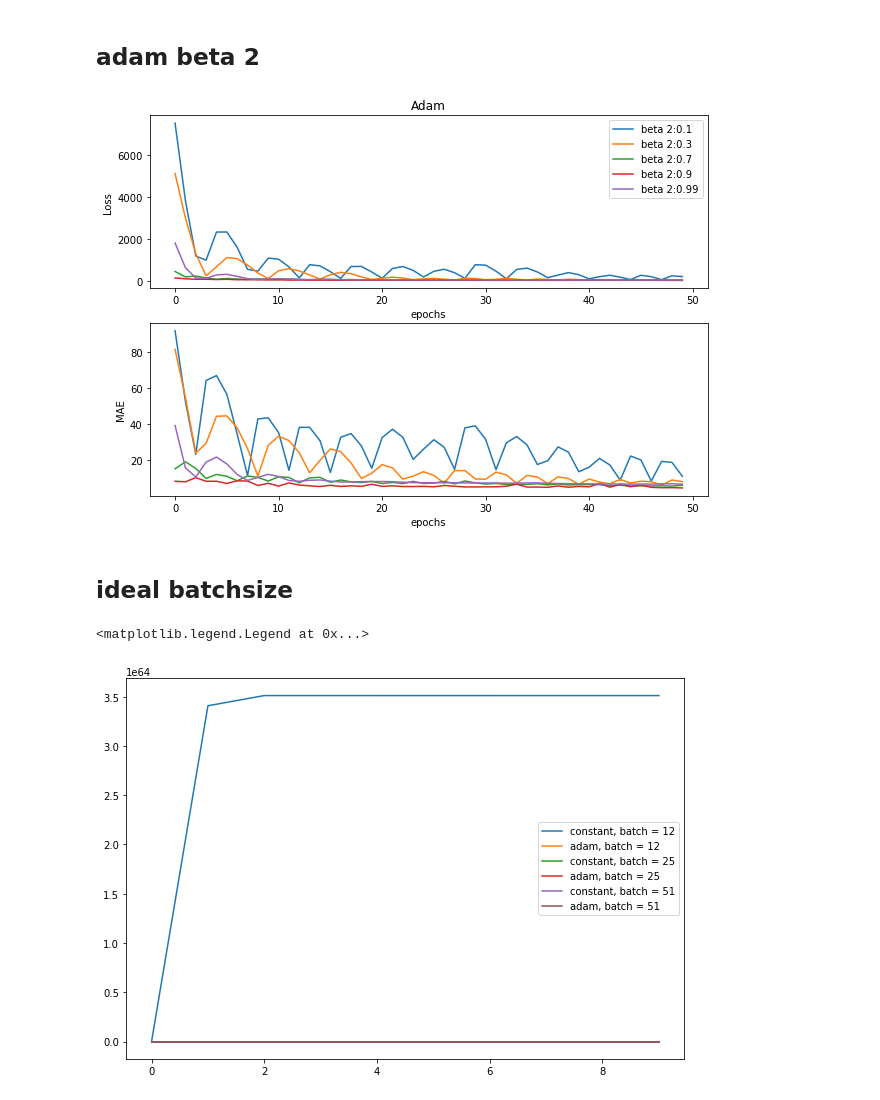
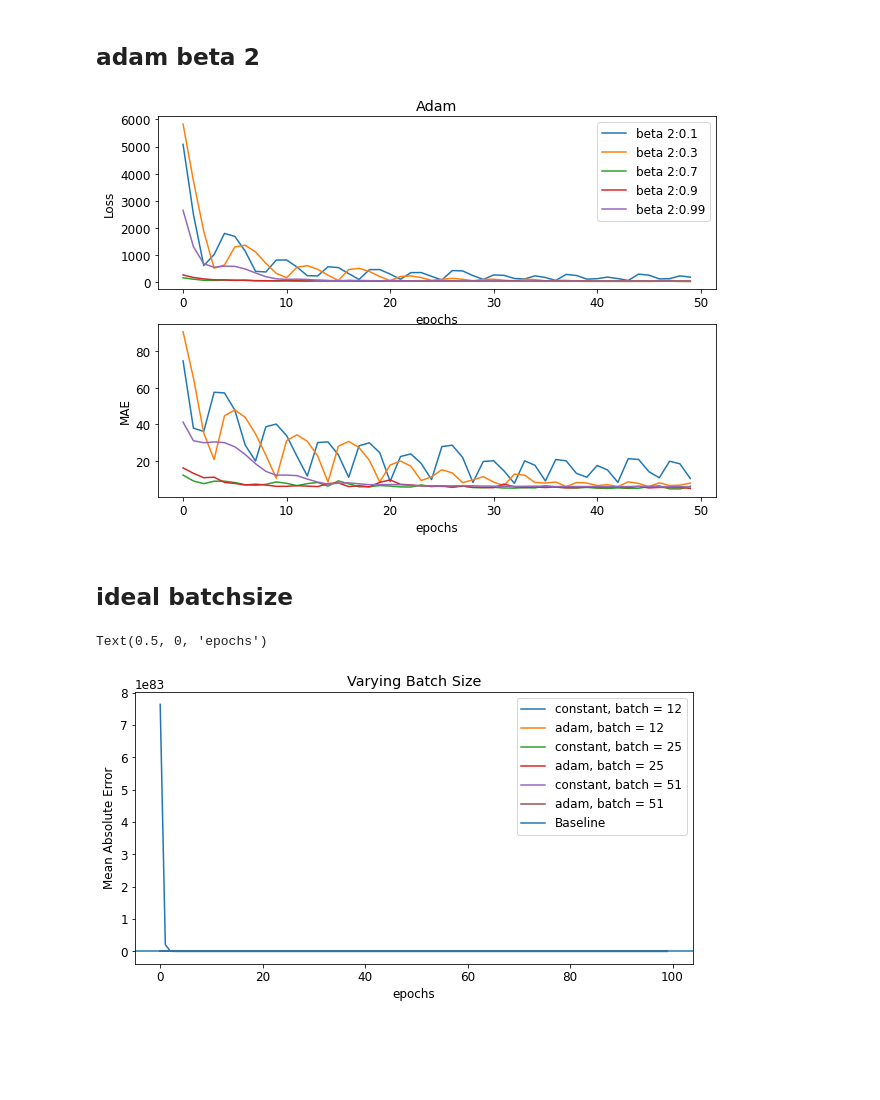
Before and after one commit to daltHub/optimisation_final, a Jupyter notebook: mlp_regression.ipynb, the cells around one changed output. Saved outputs shown, nothing was run; the diff lists cells and outputs as text; code cells hidden in the pictures; blank space fills up the shorter version.

```diff
--- a/mlp_regression.ipynb
+++ b/mlp_regression.ipynb
@@ -94,6 +97,7 @@ plt.legend()
 # %%
 step_sizes = [1e-8, 1e-5, 0.01, 0.1 ]
 plt.figure(figsize=[10,7])
+plt.rc('font', size=12)
 for step in step_sizes:
     adam_model = MLPRegressor(solver="adam", learning_rate_init=step)
 
@@ -119,6 +123,7 @@ plt.legend()
 # %%
 beta1_vals = [0.1, 0.3, 0.7, 0.9, 0.99]
 plt.figure('beta1',figsize=[10,7])
+plt.rc('font', size=12)
 for bet1 in beta1_vals:
     adam_model = MLPRegressor(solver="adam", beta_1=bet1)
 
@@ -135,6 +140,7 @@ for bet1 in beta1_vals:
     plt.xlabel('epochs')
     plt.ylabel('MAE')
     plt.plot(range(len(errs)), errs, label = f"beta 1:{bet1}")
+
 plt.legend()
 # %% [output]
 <matplotlib.legend.Legend at 0x...>
@@ -144,6 +150,7 @@ plt.legend()
 # %%
 beta2_vals = [0.1, 0.3, 0.7, 0.9, 0.99]
 plt.figure('beta2',figsize=[10,7])
+plt.rc('font', size=12)
 for bet2 in beta2_vals:
     adam_model = MLPRegressor(solver="adam", beta_2=bet2)
 
@@ -161,26 +168,35 @@ for bet2 in beta2_vals:
     plt.ylabel('MAE')
     plt.plot(range(len(errs)), errs, label = f"beta 2:{bet2}")
 # %% [output]
-[figure, old version]
+[figure, new version]
 # %% [markdown]
 ## ideal batchsize
+# %%
+dummy_regr = DummyRegressor(strategy="mean")
+dummy_regr.fit(x_train, y_train)
+dummy_mae = mean_absolute_error(y_test,dummy_regr.predict(x_test))
 # %%
 batch_sizes = [12,25,51 ] # default = 200
 # passing in model causes trinaing to carry over.
 # step_sizes = [1e-8, 0.1]
-plt.figure('Batch Size Constant Step',figsize=[10,7])
+plt.figure('Batch Size Constant Step',figsize=[10,5])
+plt.rc('font', size=12)
 for batch in batch_sizes:
-    constant_model = MLPRegressor(solver="sgd", batch_size=batch, momentum=0, learning_rate_init=0.01)
+    constant_model = MLPRegressor(solver="sgd", batch_size=batch, momentum=0, learning_rate_init=0.1)
     adam_model = MLPRegressor(solver="adam", batch_size=batch)
-    mod, errs, loss = partial_train_loop(constant_model, 10, x_train, y_train, x_test, y_test)
-    adam_mod, adam_errs, adam_loss = partial_train_loop(adam_model, 10, x_train, y_train, x_test, y_test)
+    mod, errs, loss = partial_train_loop(constant_model, 100, x_train, y_train, x_test, y_test)
+    adam_mod, adam_errs, adam_loss = partial_train_loop(adam_model, 100, x_train, y_train, x_test, y_test)
 
 
-    plt.plot(range(len(loss)), loss, label = f"constant, batch = {batch}")
-    plt.plot(range(len(adam_loss)), adam_loss, label = f"adam, batch = {batch}")
+    plt.plot(range(len(errs)), errs, label = f"constant, batch = {batch}")
+    plt.plot(range(len(adam_errs)), adam_errs, label = f"adam, batch = {batch}")
 
-
+# plt.plot(range(len(dummy_mae)),dummy_mae, label = "dumm")
+plt.axhline(y = dummy_mae, label = 'Baseline')
 plt.legend()
+plt.title("Varying Batch Size")
+plt.ylabel("Mean Absolute Error")
+plt.xlabel('epochs')
 # %% [output]
-<matplotlib.legend.Legend at 0x...>
+Text(0.5, 0, 'epochs')
-[figure, old version]
+[figure, new version]
```
Also changed, not shown: parts of 12 cells of this notebook, 5 other files.
